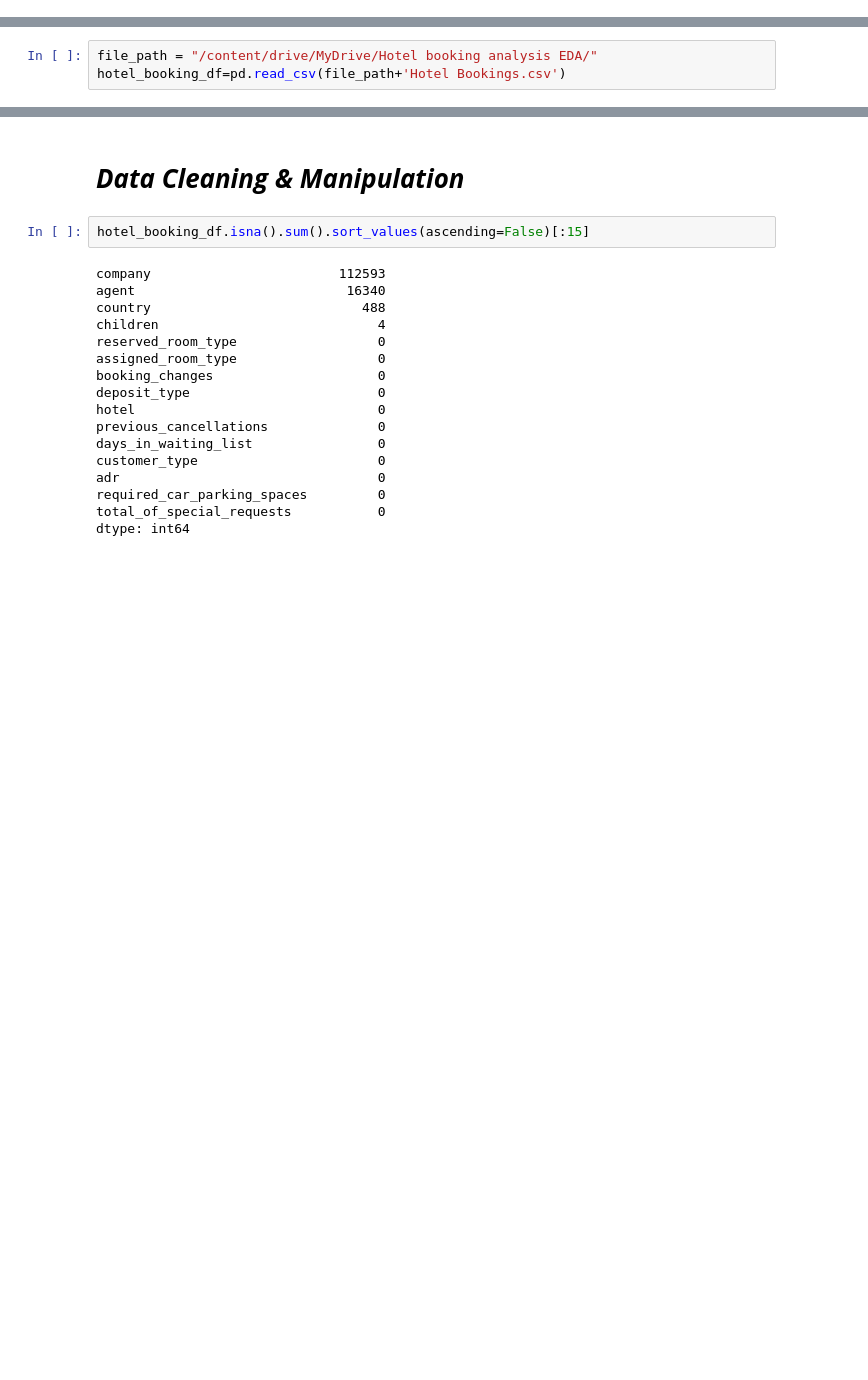
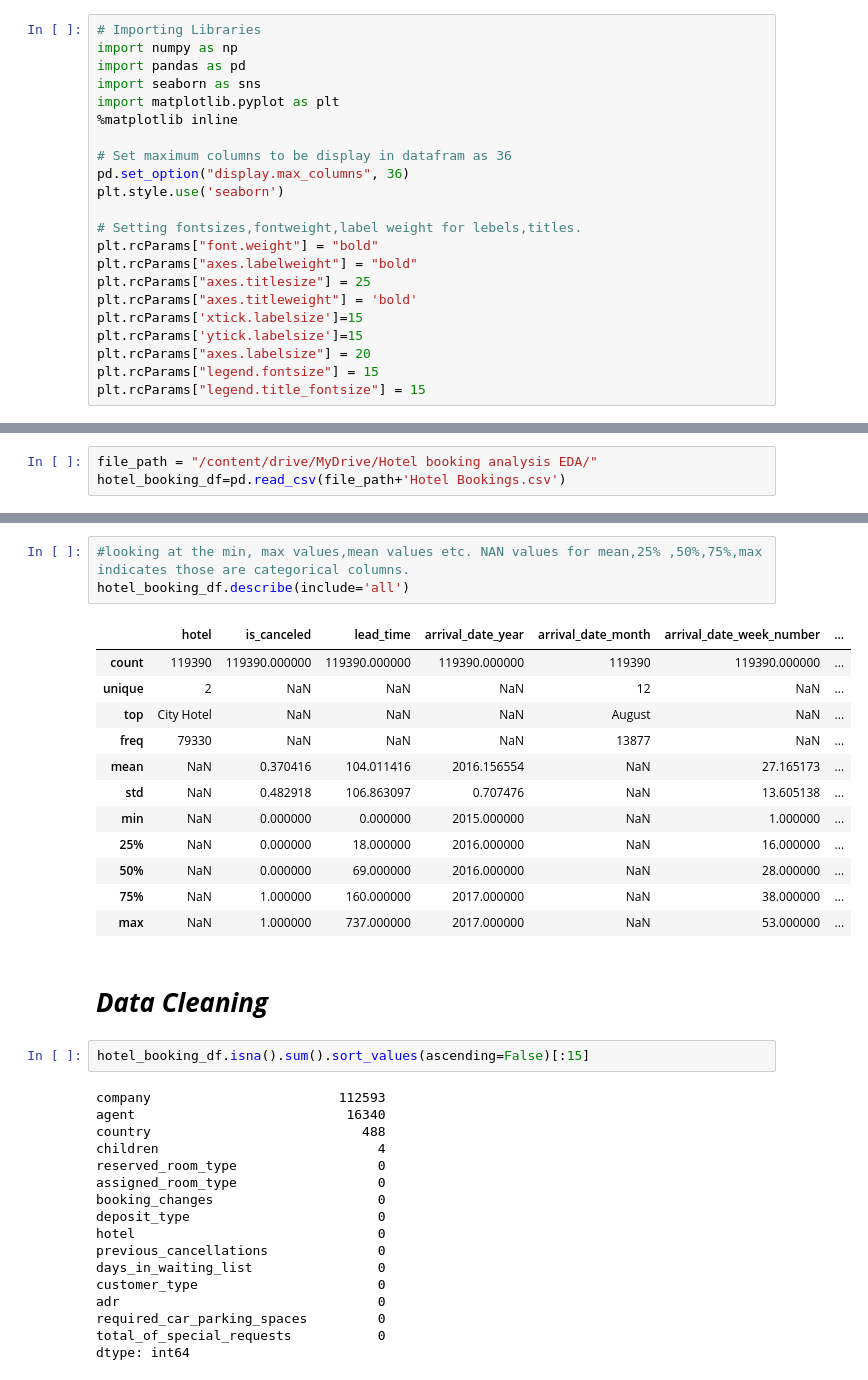
Before and after one commit to Satyaprakash-Dinesh-Vispute/Hotel-Booking-Analysis-EDA, a Jupyter notebook: Hotel_Booking_Analysis_(EDA).ipynb, the cells around one changed output, grey strips where cells are left out. Drawn from its saved outputs; the diff is of its cells as text; blank space fills up the shorter version.

```diff
--- a/Hotel_Booking_Analysis_(EDA).ipynb
+++ b/Hotel_Booking_Analysis_(EDA).ipynb
@@ -8,0 +79,22 @@ import matplotlib.pyplot as plt
+# %%
+# Importing Libraries
+import numpy as np
+import pandas as pd
+import seaborn as sns
+import matplotlib.pyplot as plt
+%matplotlib inline
+
+# Set maximum columns to be display in datafram as 36
+pd.set_option("display.max_columns", 36)
+plt.style.use('seaborn')
+
+# Setting fontsizes,fontweight,label weight for lebels,titles.
+plt.rcParams["font.weight"] = "bold"
+plt.rcParams["axes.labelweight"] = "bold"
+plt.rcParams["axes.titlesize"] = 25
+plt.rcParams["axes.titleweight"] = 'bold'
+plt.rcParams['xtick.labelsize']=15
+plt.rcParams['ytick.labelsize']=15
+plt.rcParams["axes.labelsize"] = 20
+plt.rcParams["legend.fontsize"] = 15
+plt.rcParams["legend.title_fontsize"] = 15
@@ -87,5 +157,21 @@ hotel_booking_df.describe
+# %%
+#looking at the min, max values,mean values etc. NAN values for mean,25% ,50%,75%,max indicates those are categorical columns.
+hotel_booking_df.describe(include='all')
+# %% [output]
+|  | hotel | is_canceled | lead_time | arrival_date_year | arrival_date_month | arrival_date_week_number | ... |
+| count | 119390 | 119390.000000 | 119390.000000 | 119390.000000 | 119390 | 119390.000000 | ... |
+| unique | 2 | NaN | NaN | NaN | 12 | NaN | ... |
+| top | City Hotel | NaN | NaN | NaN | August | NaN | ... |
+| freq | 79330 | NaN | NaN | NaN | 13877 | NaN | ... |
+| mean | NaN | 0.370416 | 104.011416 | 2016.156554 | NaN | 27.165173 | ... |
+| std | NaN | 0.482918 | 106.863097 | 0.707476 | NaN | 13.605138 | ... |
+| min | NaN | 0.000000 | 0.000000 | 2015.000000 | NaN | 1.000000 | ... |
+| 25% | NaN | 0.000000 | 18.000000 | 2016.000000 | NaN | 16.000000 | ... |
+| 50% | NaN | 0.000000 | 69.000000 | 2016.000000 | NaN | 28.000000 | ... |
+| 75% | NaN | 1.000000 | 160.000000 | 2017.000000 | NaN | 38.000000 | ... |
+| max | NaN | 1.000000 | 737.000000 | 2017.000000 | NaN | 53.000000 | ... |
 # %% [markdown]
-# ***Data Cleaning & Manipulation***
+# ***Data Cleaning***
 # %%
 hotel_booking_df.isna().sum().sort_values(ascending=False)[:15]
 # %% [output]
```
Also changed, not shown: parts of 60 cells of this notebook.
